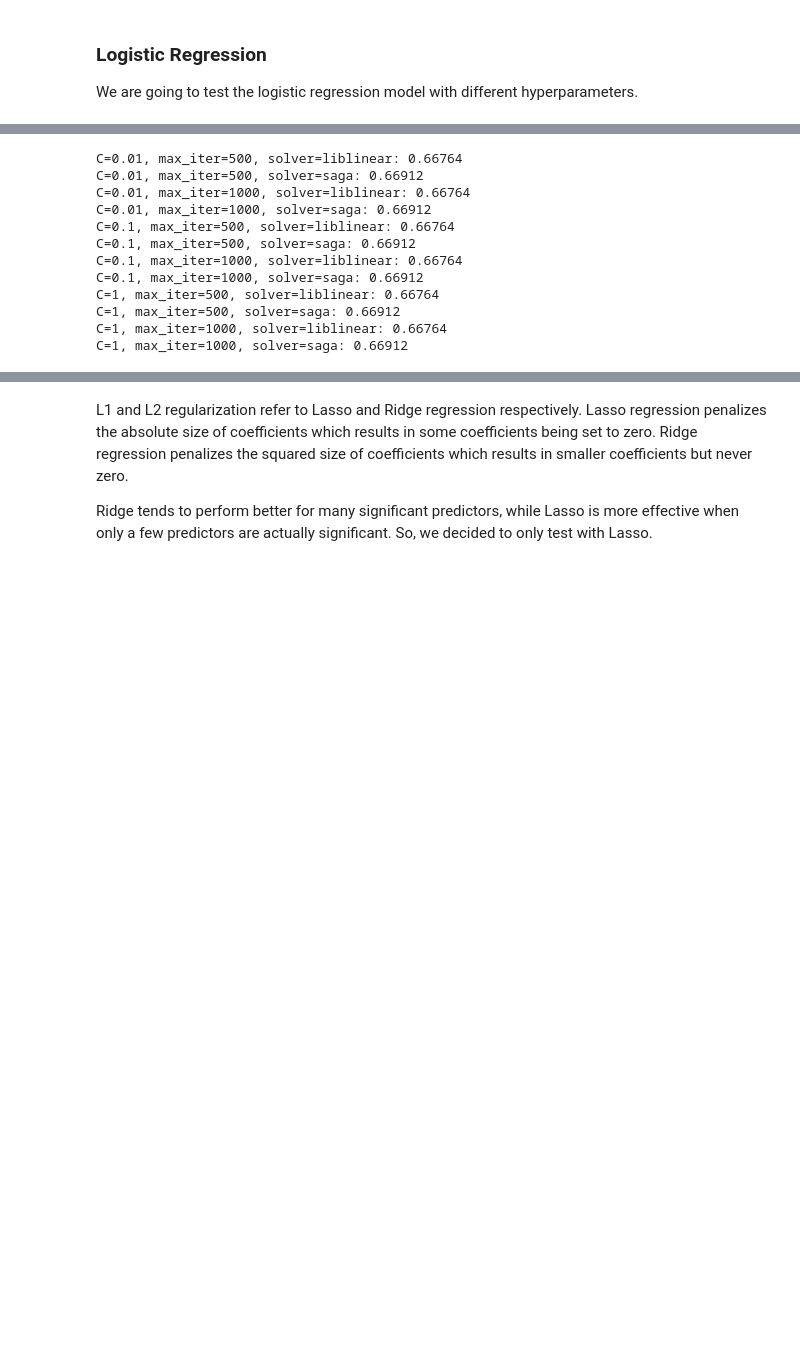
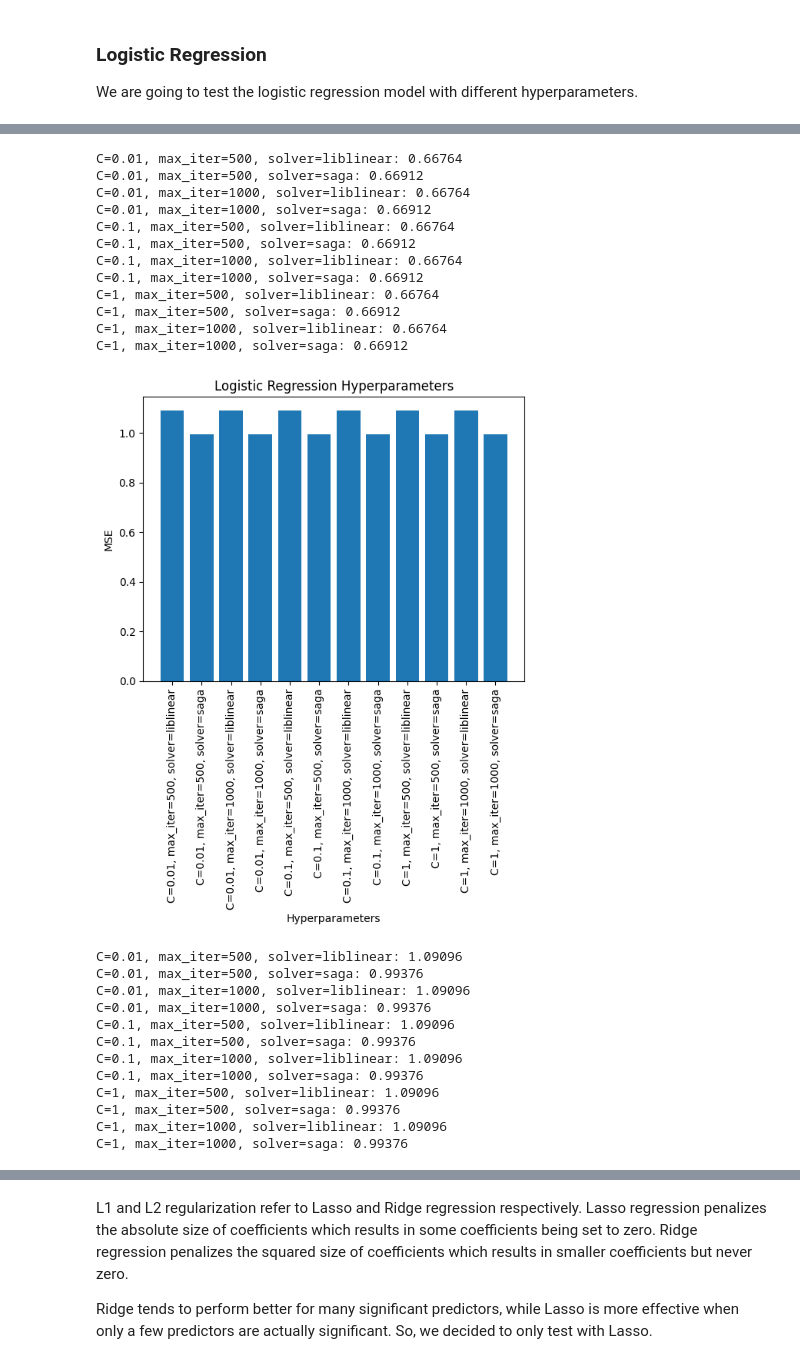
Before and after one commit to dcmaglione/cs505-final-project, a Jupyter notebook: processing.ipynb, the cells around one changed output, grey strips where cells are left out. Drawn from its saved outputs; the diff is of its cells as text; code cells hidden in the pictures; blank space fills up the shorter version.

```diff
--- a/processing.ipynb
+++ b/processing.ipynb
@@ -225,6 +226,8 @@ random_state = 42
 # Create lists to store hyperparameters and accuracies for plotting
 params = []
 accuracies = []
+mses = []
+rmses = []
 
 # Iterate through hyperparameters
 for c in C:
@@ -235,31 +238,74 @@ for c in C:
 
             # Test model and store results
             accuracy = model.fit(X_train, y_train).score(X_test, y_test)
+
+            mse = mean_squared_error(y_test, model.predict(X_test))
+            rmse = mean_squared_error(y_test, model.predict(X_test), squared=False)
+
             params.append(f'C={c}, max_iter={i}, solver={s}')
             accuracies.append(accuracy)
+            mses.append(mse)
+            rmses.append(rmse)
 
 # Plotting accuracies
 plt.bar(params, accuracies)
 plt.xlabel('Hyperparameters')
 plt.ylabel('Accuracy')
 plt.title('Logistic Regression Hyperparameters')
 plt.xticks(rotation=90)
 plt.show()
 
 # Print accuracies
 for i in range(len(params)):
     print(f'{params[i]}: {accuracies[i]}')
+
+# Plotting MSEs
+plt.bar(params, mses)
+plt.xlabel('Hyperparameters')
+plt.ylabel('MSE')
+plt.title('Logistic Regression Hyperparameters')
+plt.xticks(rotation=90)
+plt.show()
+
+# Print MSEs
+for i in range(len(params)):
+    print(f'{params[i]}: {mses[i]}')
+
+# Plotting RMSEs
+plt.bar(params, rmses)
+plt.xlabel('Hyperparameters')
+plt.ylabel('RMSE')
+plt.title('Logistic Regression Hyperparameters')
+plt.xticks(rotation=90)
+plt.show()
+
+# Print RMSEs
+for i in range(len(params)):
+    print(f'{params[i]}: {rmses[i]}')
 # %% [output]
 [figure]
 C=0.01, max_iter=500, solver=liblinear: 0.66764
 C=0.01, max_iter=500, solver=saga: 0.66912
 C=0.01, max_iter=1000, solver=liblinear: 0.66764
 C=0.01, max_iter=1000, solver=saga: 0.66912
 C=0.1, max_iter=500, solver=liblinear: 0.66764
 C=0.1, max_iter=500, solver=saga: 0.66912
 C=0.1, max_iter=1000, solver=liblinear: 0.66764
 C=0.1, max_iter=1000, solver=saga: 0.66912
 C=1, max_iter=500, solver=liblinear: 0.66764
 C=1, max_iter=500, solver=saga: 0.66912
 C=1, max_iter=1000, solver=liblinear: 0.66764
 C=1, max_iter=1000, solver=saga: 0.66912
+[figure, added]
+C=0.01, max_iter=500, solver=liblinear: 1.09096
+C=0.01, max_iter=500, solver=saga: 0.99376
+C=0.01, max_iter=1000, solver=liblinear: 1.09096
+C=0.01, max_iter=1000, solver=saga: 0.99376
+C=0.1, max_iter=500, solver=liblinear: 1.09096
+C=0.1, max_iter=500, solver=saga: 0.99376
+C=0.1, max_iter=1000, solver=liblinear: 1.09096
+C=0.1, max_iter=1000, solver=saga: 0.99376
+C=1, max_iter=500, solver=liblinear: 1.09096
+C=1, max_iter=500, solver=saga: 0.99376
+C=1, max_iter=1000, solver=liblinear: 1.09096
+C=1, max_iter=1000, solver=saga: 0.99376
```
Also changed, not shown: parts of 6 cells of this notebook.
